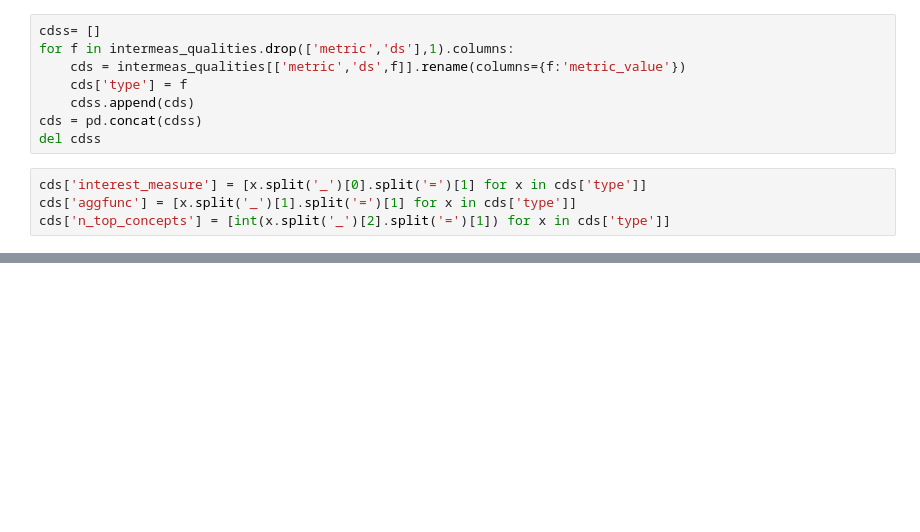
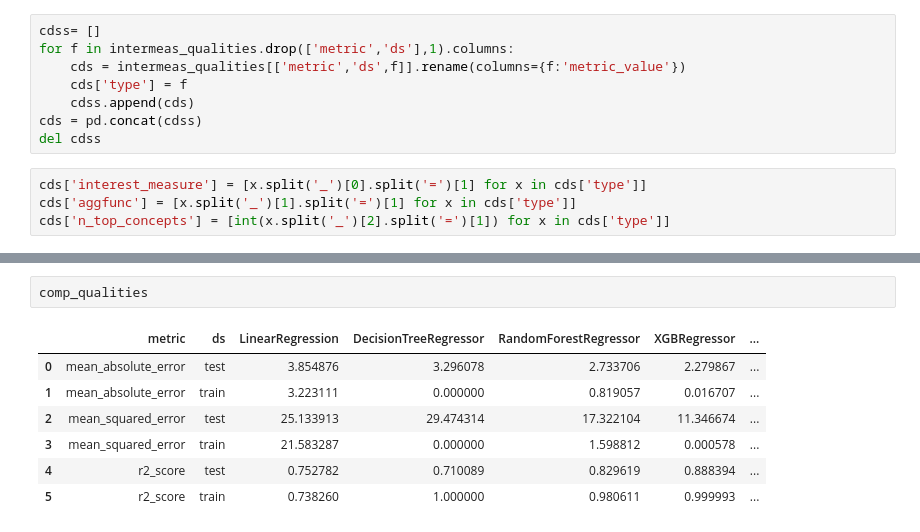
Before and after one commit to EgorDudyrev/FCA_BB_interpret, a Jupyter notebook: notebooks/2020.10.14-Testing_Weights.ipynb, the cells around one changed output, grey strips where cells are left out. Drawn from its saved outputs; the diff is of its cells as text; blank space fills up the shorter version.

```diff
--- a/notebooks/2020.10.14-Testing_Weights.ipynb
+++ b/notebooks/2020.10.14-Testing_Weights.ipynb
@@ -447,0 +486,10 @@ plt.show()
+# %%
+comp_qualities
+# %% [output]
+|  | metric | ds | LinearRegression | DecisionTreeRegressor | RandomForestRegressor | XGBRegressor | ... |
+| 0 | mean_absolute_error | test | 3.854876 | 3.296078 | 2.733706 | 2.279867 | ... |
+| 1 | mean_absolute_error | train | 3.223111 | 0.000000 | 0.819057 | 0.016707 | ... |
+| 2 | mean_squared_error | test | 25.133913 | 29.474314 | 17.322104 | 11.346674 | ... |
+| 3 | mean_squared_error | train | 21.583287 | 0.000000 | 1.598812 | 0.000578 | ... |
+| 4 | r2_score | test | 0.752782 | 0.710089 | 0.829619 | 0.888394 | ... |
+| 5 | r2_score | train | 0.738260 | 1.000000 | 0.980611 | 0.999993 | ... |
```
Also changed, not shown: parts of 20 cells of this notebook.
